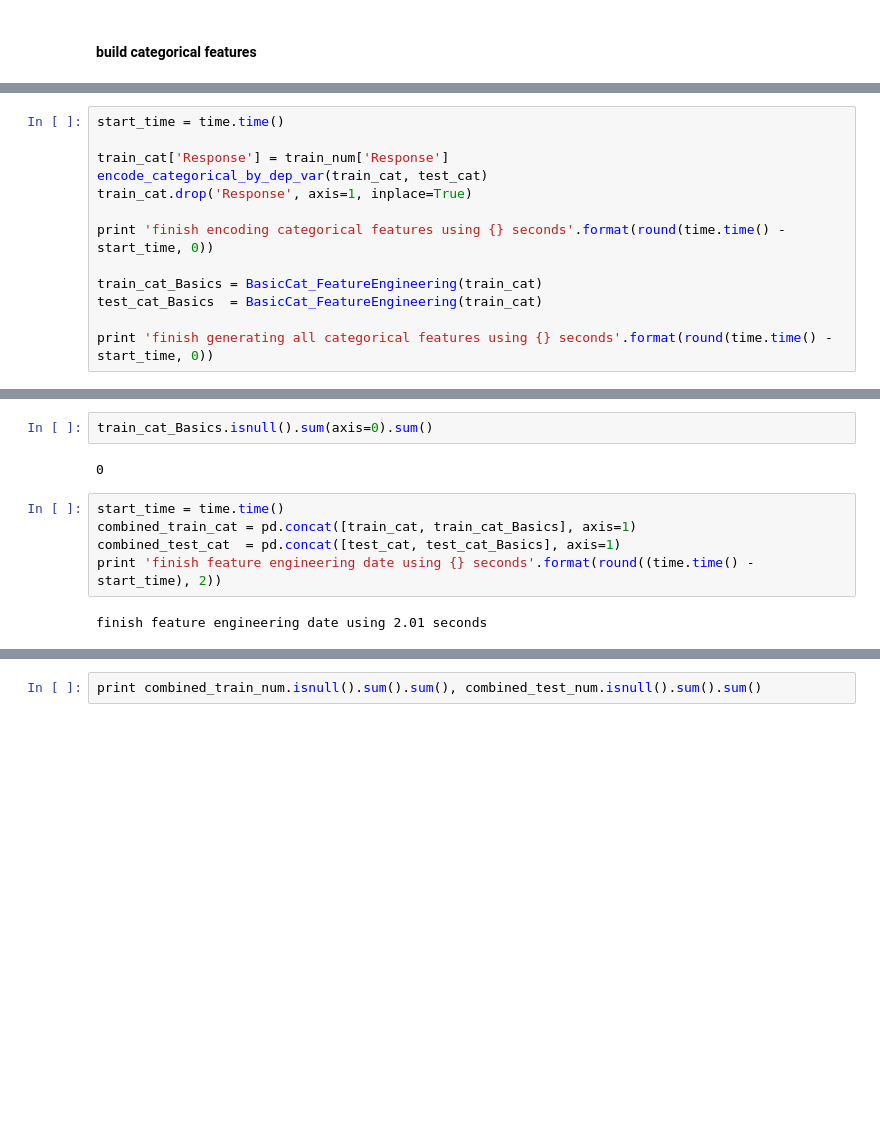
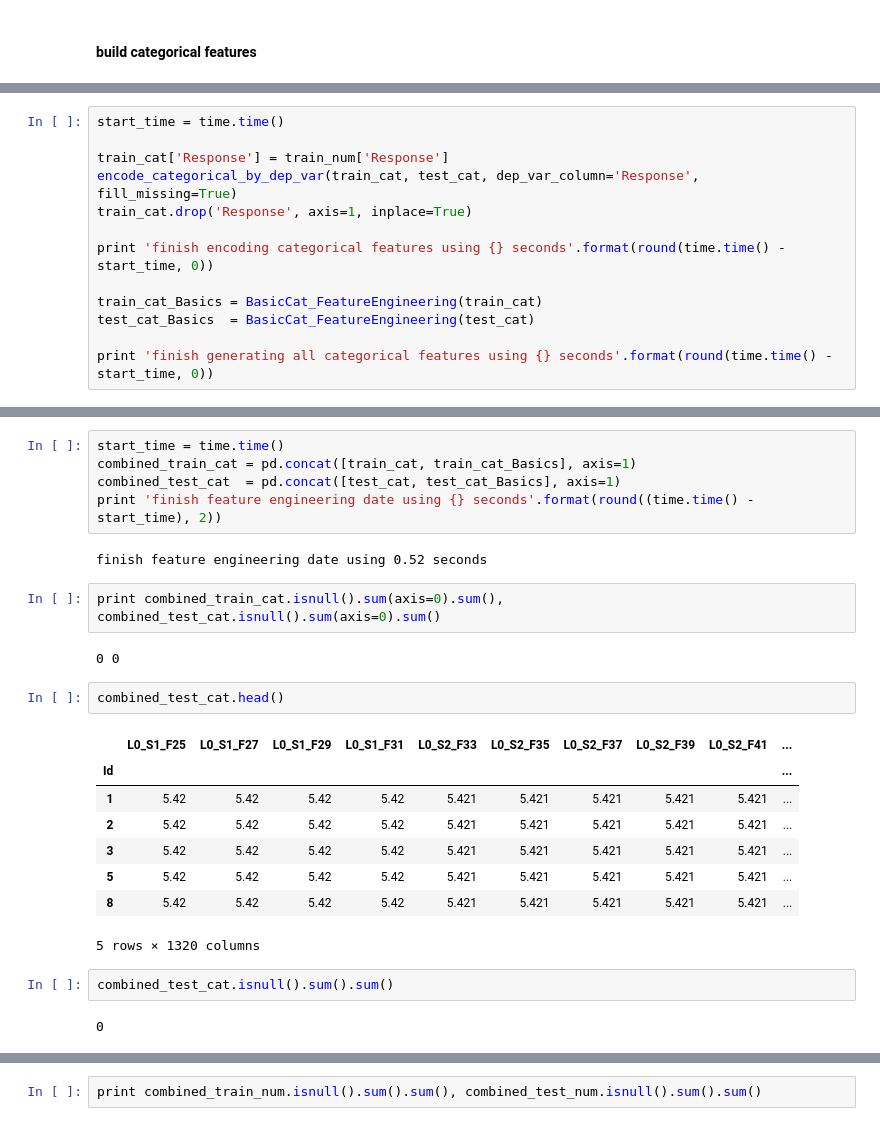
Before and after one commit to mengyx-work/ipyhon_notebooks, a Jupyter notebook: bosch_index_FE_simplified_Fill_NaN.ipynb, the cells around one changed output, grey strips where cells are left out. Saved outputs shown, nothing was run; the diff lists cells and outputs as text; blank space fills up the shorter version.

```diff
--- a/bosch_index_FE_simplified_Fill_NaN.ipynb
+++ b/bosch_index_FE_simplified_Fill_NaN.ipynb
@@ -266,13 +245,13 @@ def encode_categorical_by_dep_var(train, test, dep_var_column='Response'):
 start_time = time.time()
 
 train_cat['Response'] = train_num['Response']
-encode_categorical_by_dep_var(train_cat, test_cat)
+encode_categorical_by_dep_var(train_cat, test_cat, dep_var_column='Response', fill_missing=True)
 train_cat.drop('Response', axis=1, inplace=True)
 
 print 'finish encoding categorical features using {} seconds'.format(round(time.time() - start_time, 0))
 
 train_cat_Basics = BasicCat_FeatureEngineering(train_cat)
-test_cat_Basics  = BasicCat_FeatureEngineering(train_cat)
+test_cat_Basics  = BasicCat_FeatureEngineering(test_cat)
 
 print 'finish generating all categorical features using {} seconds'.format(round(time.time() - start_time, 0))
 # %% [output]
@@ -298,14 +273,29 @@ train_cat.head()
-# %%
-train_cat_Basics.isnull().sum(axis=0).sum()
-# %% [output]
-0
 # %%
 start_time = time.time()
 combined_train_cat = pd.concat([train_cat, train_cat_Basics], axis=1)
 combined_test_cat  = pd.concat([test_cat, test_cat_Basics], axis=1)
 print 'finish feature engineering date using {} seconds'.format(round((time.time() - start_time), 2))
 # %% [output]
-finish feature engineering date using 2.01 seconds
+finish feature engineering date using 0.52 seconds
+# %%
+print combined_train_cat.isnull().sum(axis=0).sum(), combined_test_cat.isnull().sum(axis=0).sum()
+# %% [output]
+0 0
+# %%
+combined_test_cat.head()
+# %% [output]
+|  | L0_S1_F25 | L0_S1_F27 | L0_S1_F29 | L0_S1_F31 | L0_S2_F33 | L0_S2_F35 | L0_S2_F37 | L0_S2_F39 | L0_S2_F41 | ... |
+| Id |  |  |  |  |  |  |  |  |  | ... |
+| 1 | 5.42 | 5.42 | 5.42 | 5.42 | 5.421 | 5.421 | 5.421 | 5.421 | 5.421 | ... |
+| 2 | 5.42 | 5.42 | 5.42 | 5.42 | 5.421 | 5.421 | 5.421 | 5.421 | 5.421 | ... |
+| 3 | 5.42 | 5.42 | 5.42 | 5.42 | 5.421 | 5.421 | 5.421 | 5.421 | 5.421 | ... |
+| 5 | 5.42 | 5.42 | 5.42 | 5.42 | 5.421 | 5.421 | 5.421 | 5.421 | 5.421 | ... |
+| 8 | 5.42 | 5.42 | 5.42 | 5.42 | 5.421 | 5.421 | 5.421 | 5.421 | 5.421 | ... |
+5 rows × 1320 columns
+# %%
+combined_test_cat.isnull().sum().sum()
+# %% [output]
+0
 # %%
 start_time = time.time()
 
```
Also changed, not shown: parts of 46 cells of this notebook, 1 other file.
